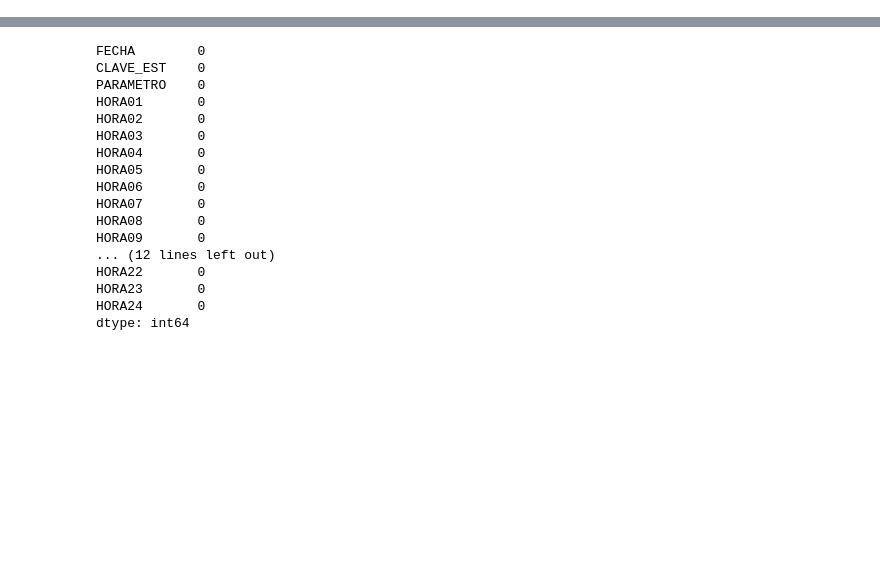
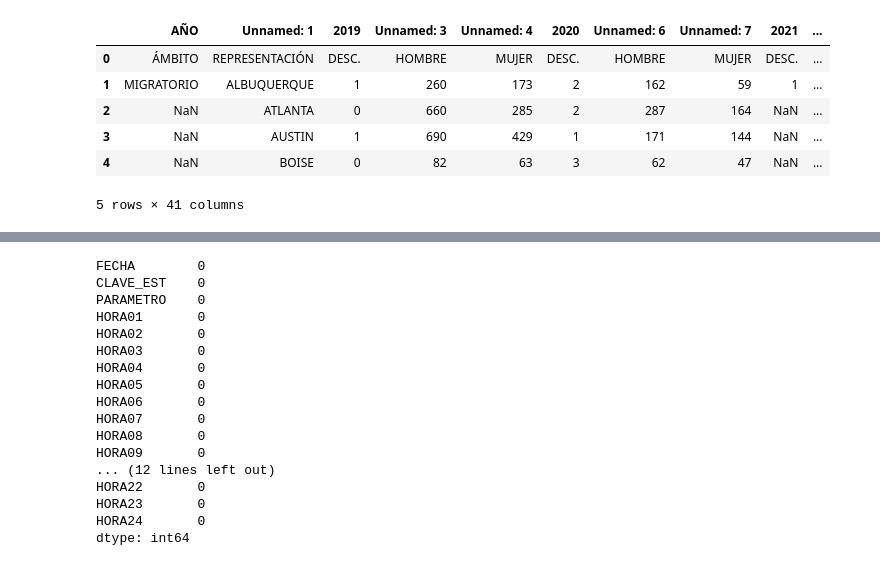
Before and after one commit to JuanMaLR/bedu-equipo4-dataScience-P-FP, a Jupyter notebook: FinalProject.ipynb, the cells around one changed output, grey strips where cells are left out. Drawn from its saved outputs; the diff is of its cells as text; code cells hidden in the pictures; blank space fills up the shorter version.

```diff
--- a/FinalProject.ipynb
+++ b/FinalProject.ipynb
@@ -144,0 +123,12 @@ df.tail(10)
+# %%
+#Visualizando oficinas.csv
+
+oficinas.head()
+# %% [output]
+|  | AÑO | Unnamed: 1 | 2019 | Unnamed: 3 | Unnamed: 4 | 2020 | Unnamed: 6 | Unnamed: 7 | 2021 | ... |
+| 0 | ÁMBITO | REPRESENTACIÓN | DESC. | HOMBRE | MUJER | DESC. | HOMBRE | MUJER | DESC. | ... |
+| 1 | MIGRATORIO | ALBUQUERQUE | 1 | 260 | 173 | 2 | 162 | 59 | 1 | ... |
+| 2 | NaN | ATLANTA | 0 | 660 | 285 | 2 | 287 | 164 | NaN | ... |
+| 3 | NaN | AUSTIN | 1 | 690 | 429 | 1 | 171 | 144 | NaN | ... |
+| 4 | NaN | BOISE | 0 | 82 | 63 | 3 | 62 | 47 | NaN | ... |
+5 rows × 41 columns
```
Also changed, not shown: parts of 49 cells of this notebook.
